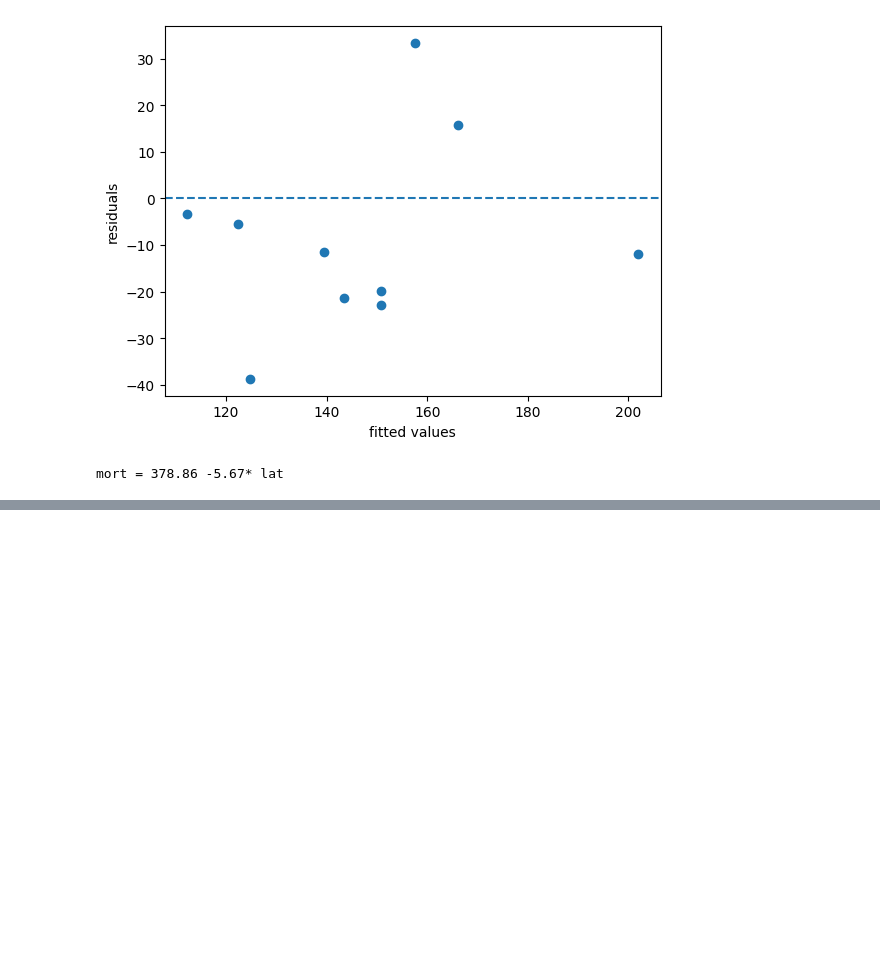
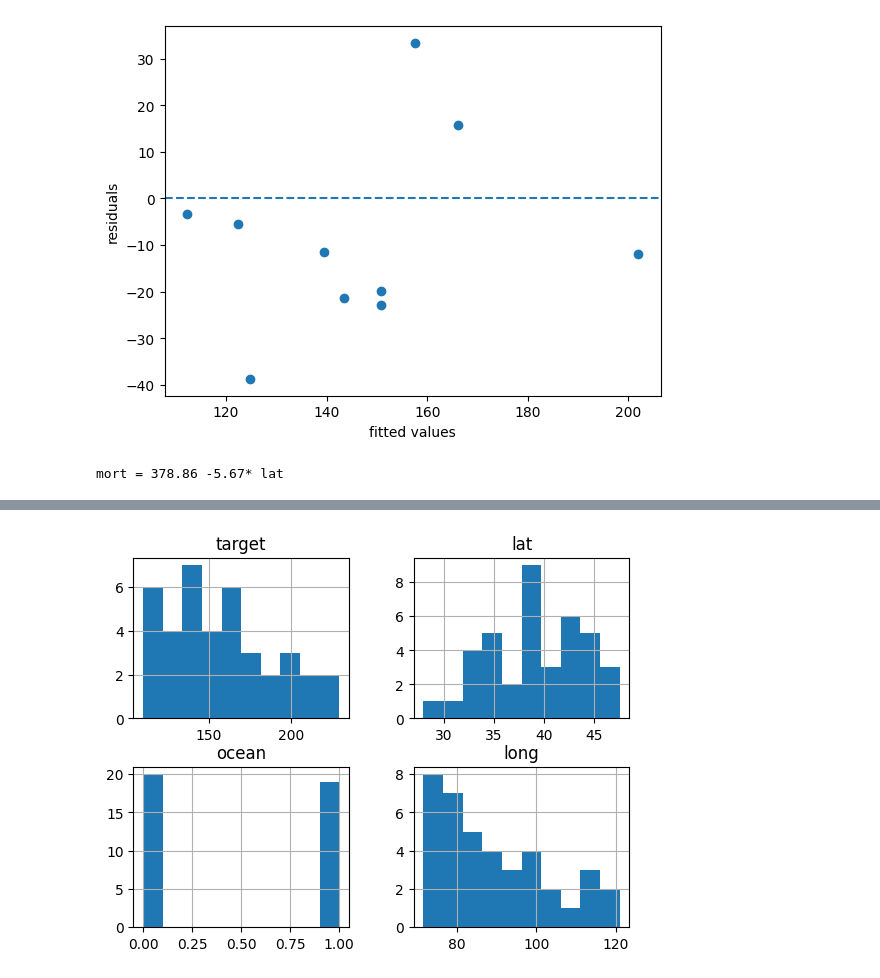
Before and after one commit to heber1502/linear_regression, a Jupyter notebook: 01_skin_cancer.ipynb, the cells around one changed output, grey strips where cells are left out. Cells and saved outputs as stored; diff of their text form; code cells hidden in the pictures; blank space fills up the shorter version.

```diff
--- a/01_skin_cancer.ipynb
+++ b/01_skin_cancer.ipynb
@@ -204,3 +205,29 @@ plt.show()
 print(f'mort = {reg_lin.intercept_:.2f} {reg_lin.coef_[0]:.2f}* lat') #ecuacion lineal
 # %% [output]
 mort = 378.86 -5.67* lat
+# %%
+df_interim = (
+    df_raw
+    .copy()
+    .set_axis(
+        df_raw.columns.str.replace(' ','_')
+        .str.replace(r'\W','',regex=True)
+        .str.lower()
+        .str.slice(0,40), axis=1
+    )
+    .rename(columns={'mort':'target'})
+    .astype({'target': np.float16})
+    .iloc[:,1:]
+)
+# %%
+df = (
+    df_interim
+    .copy()
+    .reindex(
+        columns=(
+            ['target'] +
+            [c for c in df_interim.columns.to_list() if c not in ['target']]
+        )
+    )
+)
+df.info()
@@ -206,0 +246,6 @@ mort = 378.86 -5.67* lat
+# %%
+df_train, df_test = train_test_split(df,
+                                     random_state=2024,
+                                     test_size=0.2)
+df_train = df_train.reset_index(drop=True).sort_values(by='target')
+df_train.info()
@@ -206,0 +272,5 @@ mort = 378.86 -5.67* lat
+# %%
+df_train.hist()
+plt.show()
+# %% [output]
+[figure, added]
```
Also changed, not shown: parts of 10 cells of this notebook, 2 other files.
